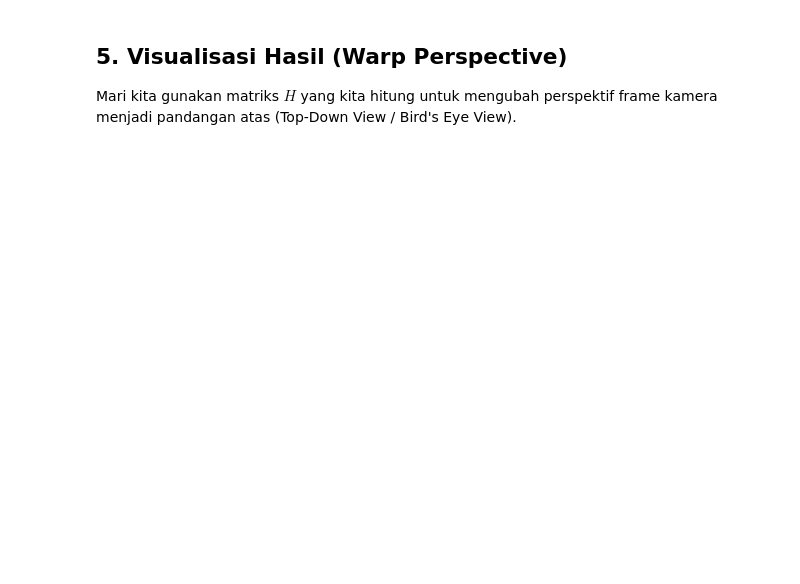
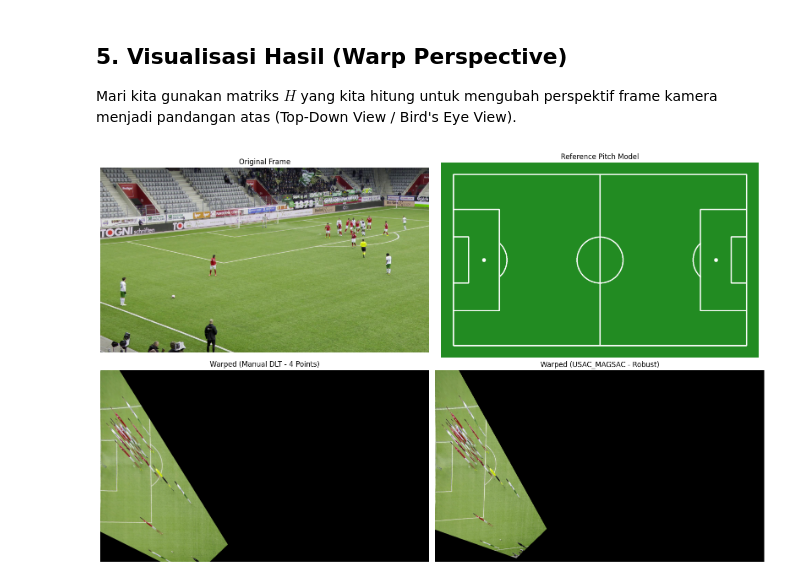
Before and after one commit to EkmalRey/FootballAnalytix, a Jupyter notebook: Proof of Calculations/Homography_Calculation_Proof.ipynb, the cells around one changed output. Cells and saved outputs as stored; diff of their text form; code cells hidden in the pictures; blank space fills up the shorter version.

```diff
--- a/Proof of Calculations/Homography_Calculation_Proof.ipynb
+++ b/Proof of Calculations/Homography_Calculation_Proof.ipynb
@@ -238,41 +393,66 @@ if len(frame_points) >= 4:
 
 Mari kita gunakan matriks $H$ yang kita hitung untuk mengubah perspektif frame kamera menjadi pandangan atas (Top-Down View / Bird's Eye View).
 # %%
+from footballanalytix.visualization import draw_pitch
+
 if H_manual is not None:
     # Tentukan ukuran output (sesuai config pitch)
     # Pitch config: length=12000, width=7000. Kita scale down biar muat di layar.
     scale = 0.1
     out_width = int(config.length * scale)
     out_height = int(config.width * scale)
 
     # Kita perlu scale matriks H agar sesuai dengan resolusi output yang lebih kecil
-    # Atau kita scale outputnya saja. Mari kita buat matriks scale.
     S = np.array([
         [scale, 0, 0],
         [0, scale, 0],
         [0, 0, 1]
     ])
 
-    # H_final memetakan Frame -> Pitch (Real Unit) -> Pitch (Scaled Image)
-    H_vis = S @ H_manual
+    # --- 1. Warp dengan Manual DLT ---
+    H_vis_manual = S @ H_manual
+    warped_manual = cv2.warpPerspective(frame, H_vis_manual, (out_width, out_height))
 
-    # Warp Image
-    warped_img = cv2.warpPerspective(frame, H_vis, (out_width, out_height))
+    # --- 2. Warp dengan USAC_MAGSAC (jika ada) ---
+    warped_robust = None
+    if 'H_cv2_robust' in locals() and H_cv2_robust is not None:
+        H_vis_robust = S @ H_cv2_robust
+        warped_robust = cv2.warpPerspective(frame, H_vis_robust, (out_width, out_height))
 
-    # Gambar garis lapangan referensi untuk perbandingan
-    # (Opsional: menggambar garis manual di atas warped image)
+    # --- 3. Gambar Reference Pitch ---
+    # draw_pitch akan membuat gambar lapangan sintetis sesuai config
+    ref_pitch = draw_pitch(config, scale=scale)
 
-    plt.figure(figsize=(12, 8))
+    # --- Plotting ---
+    plt.figure(figsize=(16, 10))
 
-    plt.subplot(1, 2, 1)
+    # Original Frame
+    plt.subplot(2, 2, 1)
     plt.imshow(cv2.cvtColor(frame, cv2.COLOR_BGR2RGB))
     plt.title("Original Frame")
     plt.axis('off')
 
-    plt.subplot(1, 2, 2)
-    plt.imshow(cv2.cvtColor(warped_img, cv2.COLOR_BGR2RGB))
-    plt.title("Warped (Top-Down View) via Manual DLT")
-    plt.axis('off') # Koordinat di sini sesuai pitch config * scale
+    # Reference Pitch
+    plt.subplot(2, 2, 2)
+    # Asumsi draw_pitch mengembalikan BGR (standar OpenCV)
+    plt.imshow(cv2.cvtColor(ref_pitch, cv2.COLOR_BGR2RGB))
+    plt.title("Reference Pitch Model")
+    plt.axis('off')
+
+    # Warped Manual
+    plt.subplot(2, 2, 3)
+    plt.imshow(cv2.cvtColor(warped_manual, cv2.COLOR_BGR2RGB))
+    plt.title("Warped (Manual DLT - 4 Points)")
+    plt.axis('off')
+
+    # Warped Robust
+    if warped_robust is not None:
+        plt.subplot(2, 2, 4)
+        plt.imshow(cv2.cvtColor(warped_robust, cv2.COLOR_BGR2RGB))
+        plt.title("Warped (USAC_MAGSAC - Robust)")
+        plt.axis('off')
 
     plt.tight_layout()
     plt.show()
+# %% [output]
+[figure, added]
```
Also changed, not shown: parts of 7 cells of this notebook, 1 other file.
